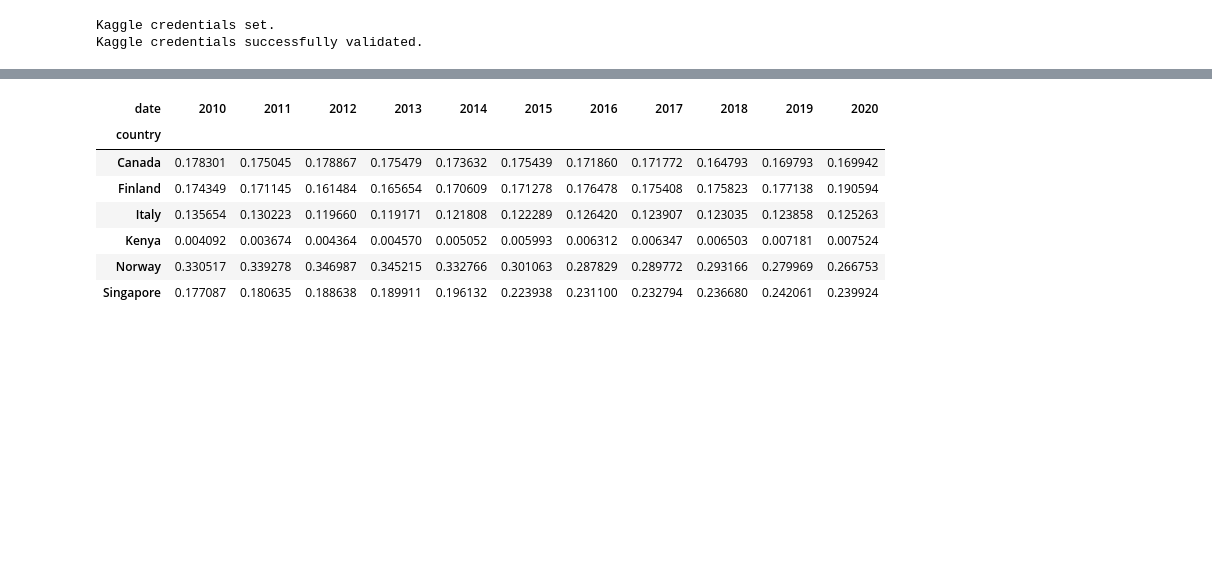
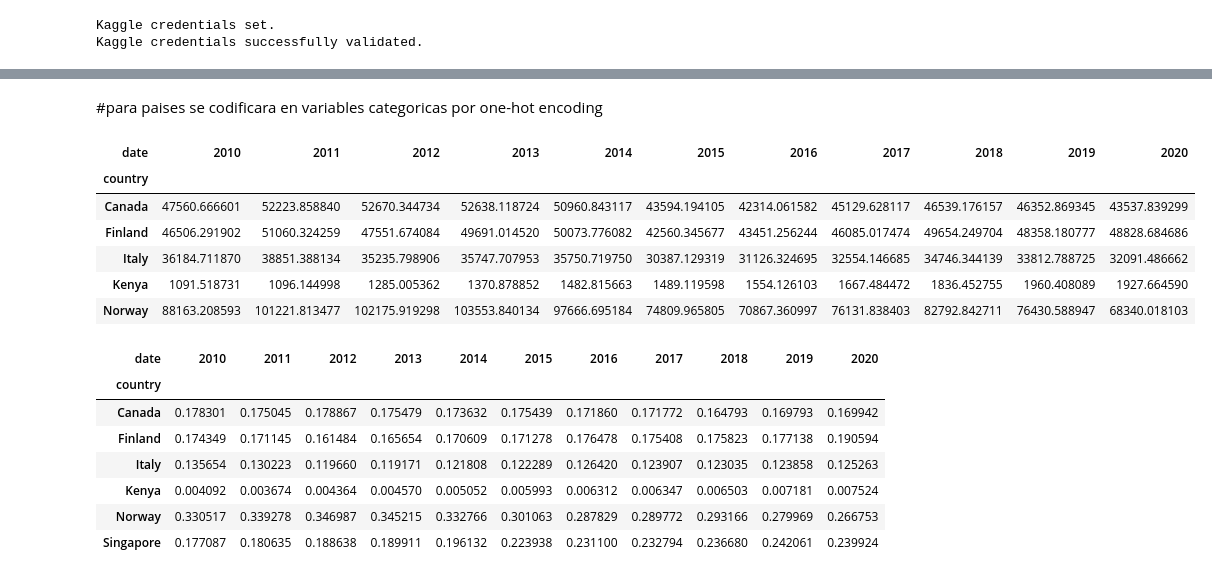
Before and after one commit to pach28/Forecasting-Sticker-Sales, a Jupyter notebook: sticker_forecast_kaggle_stationary_treatment_&_weighted_sales.ipynb, the cells around one changed output, grey strips where cells are left out. Saved outputs shown, nothing was run; the diff lists cells and outputs as text; code cells hidden in the pictures; blank space fills up the shorter version.

```diff
--- a/sticker_forecast_kaggle_stationary_treatment_&_weighted_sales.ipynb
+++ b/sticker_forecast_kaggle_stationary_treatment_&_weighted_sales.ipynb
@@ -36,0 +37,2 @@ test_df = pd.read_csv(test_csv_path, parse_dates=["date"])
+# %% [markdown]
+#para paises se codificara en variables categoricas por one-hot encoding
@@ -37,5 +42,20 @@ test_df = pd.read_csv(test_csv_path, parse_dates=["date"])
 # %%
+import pandas as pd
+import requests
+
 def get_gdp_per_capita(countries, start_year, end_year):
+    """
+    Obtiene los datos del PIB per cápita de los países especificados desde la API del Banco Mundial.
+
+    Args:
+        countries: Una lista con los códigos de los países.
+        start_year: Año de inicio.
+        end_year: Año final.
+
+    Returns:
+        Un DataFrame de pandas con los datos del PIB per cápita.
+    """
+
     # Construir la URL base de la API
     base_url = "https://api.worldbank.org/v2/country/"
 
@@ -69,6 +89,16 @@ def get_gdp_per_capita(countries, start_year, end_year):
     return df_final
 countries = ['CAN', 'FIN', 'ITA','KEN','NOR','SGP']
 df_pib = get_gdp_per_capita(countries, 2010, 2020)
+# %%
+df_pib.head()
+# %% [output]
+| date | 2010 | 2011 | 2012 | 2013 | 2014 | 2015 | 2016 | 2017 | 2018 | 2019 | 2020 |
+| country |  |  |  |  |  |  |  |  |  |  |  |
+| Canada | 47560.666601 | 52223.858840 | 52670.344734 | 52638.118724 | 50960.843117 | 43594.194105 | 42314.061582 | 45129.628117 | 46539.176157 | 46352.869345 | 43537.839299 |
+| Finland | 46506.291902 | 51060.324259 | 47551.674084 | 49691.014520 | 50073.776082 | 42560.345677 | 43451.256244 | 46085.017474 | 49654.249704 | 48358.180777 | 48828.684686 |
+| Italy | 36184.711870 | 38851.388134 | 35235.798906 | 35747.707953 | 35750.719750 | 30387.129319 | 31126.324695 | 32554.146685 | 34746.344139 | 33812.788725 | 32091.486662 |
+| Kenya | 1091.518731 | 1096.144998 | 1285.005362 | 1370.878852 | 1482.815663 | 1489.119598 | 1554.126103 | 1667.484472 | 1836.452755 | 1960.408089 | 1927.664590 |
+| Norway | 88163.208593 | 101221.813477 | 102175.919298 | 103553.840134 | 97666.695184 | 74809.965805 | 70867.360997 | 76131.838403 | 82792.842711 | 76430.588947 | 68340.018103 |
 # %%
 #sacar el ponderado de gdp por pais siendo por ano, el gdp del pais/ la suma de todos los paises
 df_pib_ponderado = df_pib.div(df_pib.sum())
```
Also changed, not shown: parts of 5 cells of this notebook.
